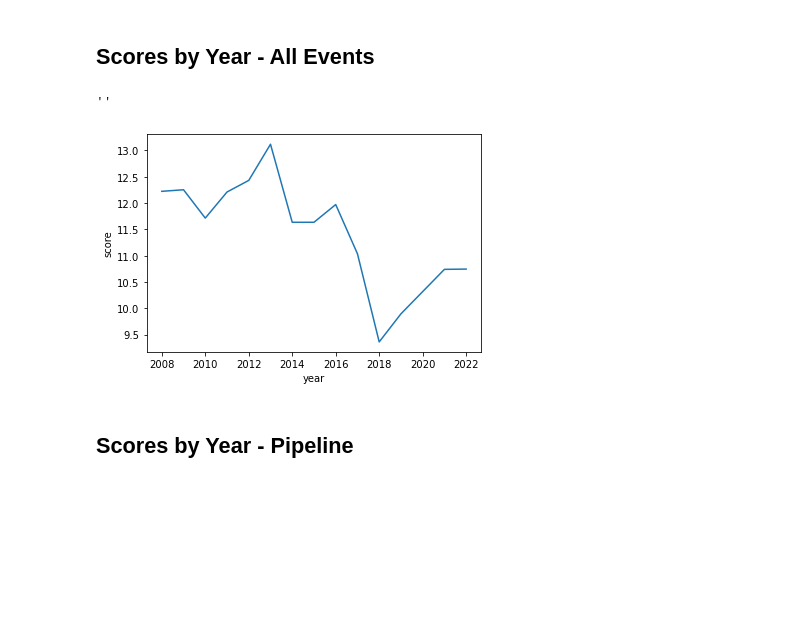
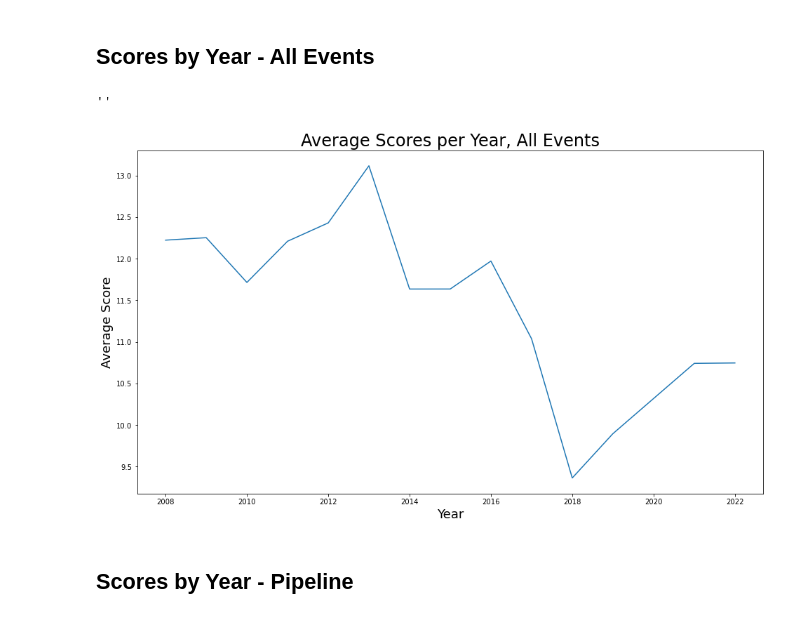
Before and after one commit to pezpet/capstone, a Jupyter notebook: code/05-eda.ipynb, the cells around one changed output. Drawn from its saved outputs; the diff is of its cells as text; code cells hidden in the pictures; blank space fills up the shorter version.

Commit message:
Viz done, presentation done, must finish README today

```diff
--- a/code/05-eda.ipynb
+++ b/code/05-eda.ipynb
@@ -146,11 +146,16 @@ all_events.loc[all_events["event"].isin(trest)].shape
 # %%
 df = all_events.groupby(by='year').mean()
 df = df.reset_index()
+plt.figure(figsize=(16,9))
 sns.lineplot(x=df['year'], y=df['score'])
+plt.xlabel("Year", size=18)
+plt.ylabel("Average Score", size=18)
+plt.title("Average Scores per Year, All Events", size=24)
+plt.savefig('../presentation/figures/avg-scores-all-events.png')
 ;
 # %% [output]
 ''
-[figure, old version]
+[figure, new version]
 # %% [markdown]
 ## Scores by Year - Pipeline
 # %%
```
Also changed, not shown: parts of 5 cells of this notebook, 5 other files.
